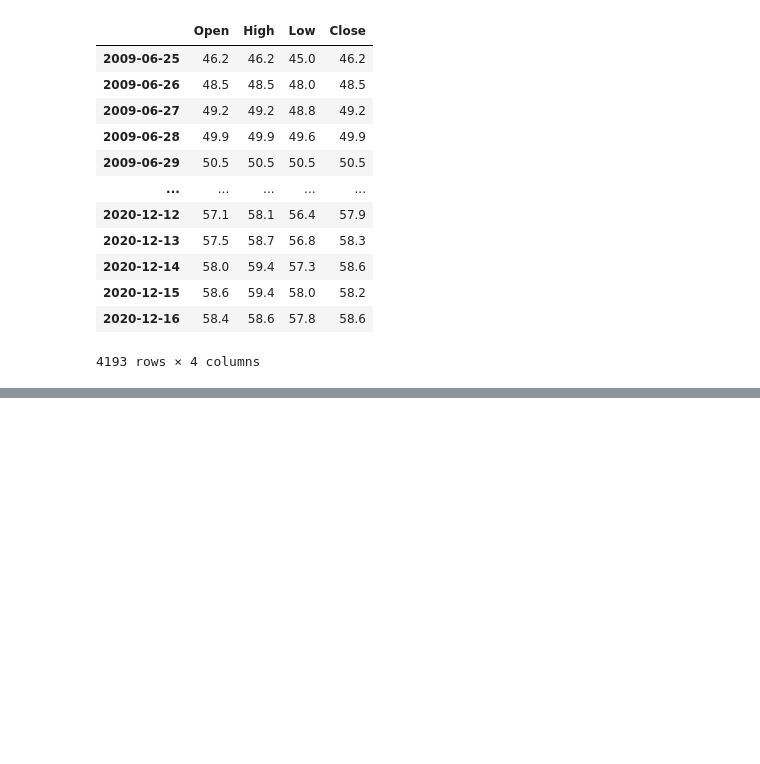
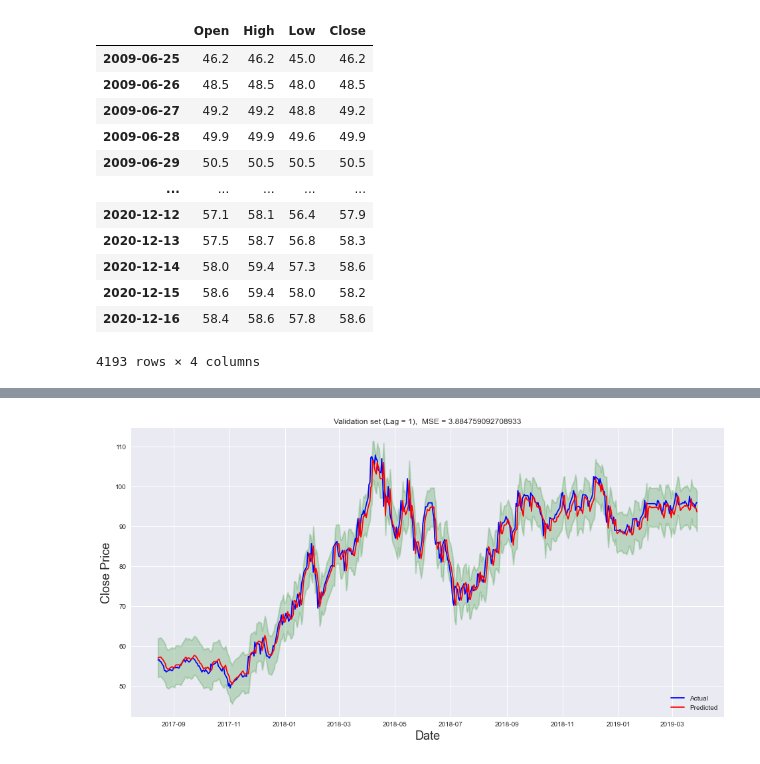
Before and after one commit to cripplinmuffin/khdlud_dack, a Jupyter notebook: source_code.ipynb, the cells around one changed output, grey strips where cells are left out. Saved outputs shown, nothing was run; the diff lists cells and outputs as text; code cells hidden in the pictures; blank space fills up the shorter version.

```diff
--- a/source_code.ipynb
+++ b/source_code.ipynb
@@ -405,0 +428,12 @@ https://www.phamduytung.com/blog/2018-10-02-understanding-epoch-batchsize-iterat
+# %%
+X_val, Y_val = convert_to_timestep(val_data_scaled, steps=40, lag=1)
+X_test, Y_test = convert_to_timestep(test_data_scaled, steps=40, lag=1)
+
+model = best_model_per_lag[1]['model']
+mse = best_model_per_lag[1]['mse']
+
+lag1_predict = model.predict(X_val)[:,0]
+
+plot_validation(validation_data[40:], lag1_predict, scaler, title='Validation set (Lag = 1),  MSE = {}'.format(mse))
+# %% [output]
+[figure, added]
```
Also changed, not shown: parts of 96 cells of this notebook, 8 other files.
